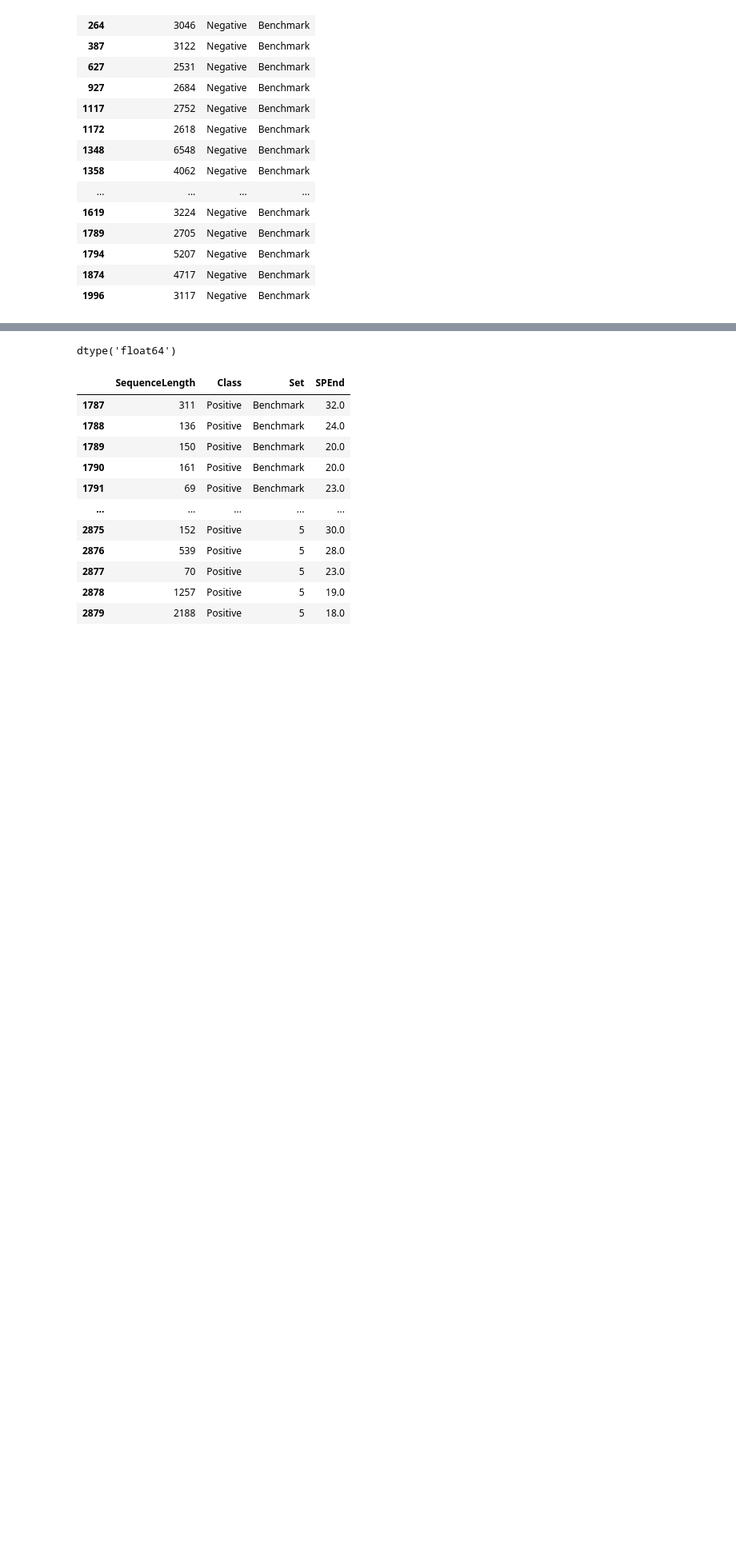
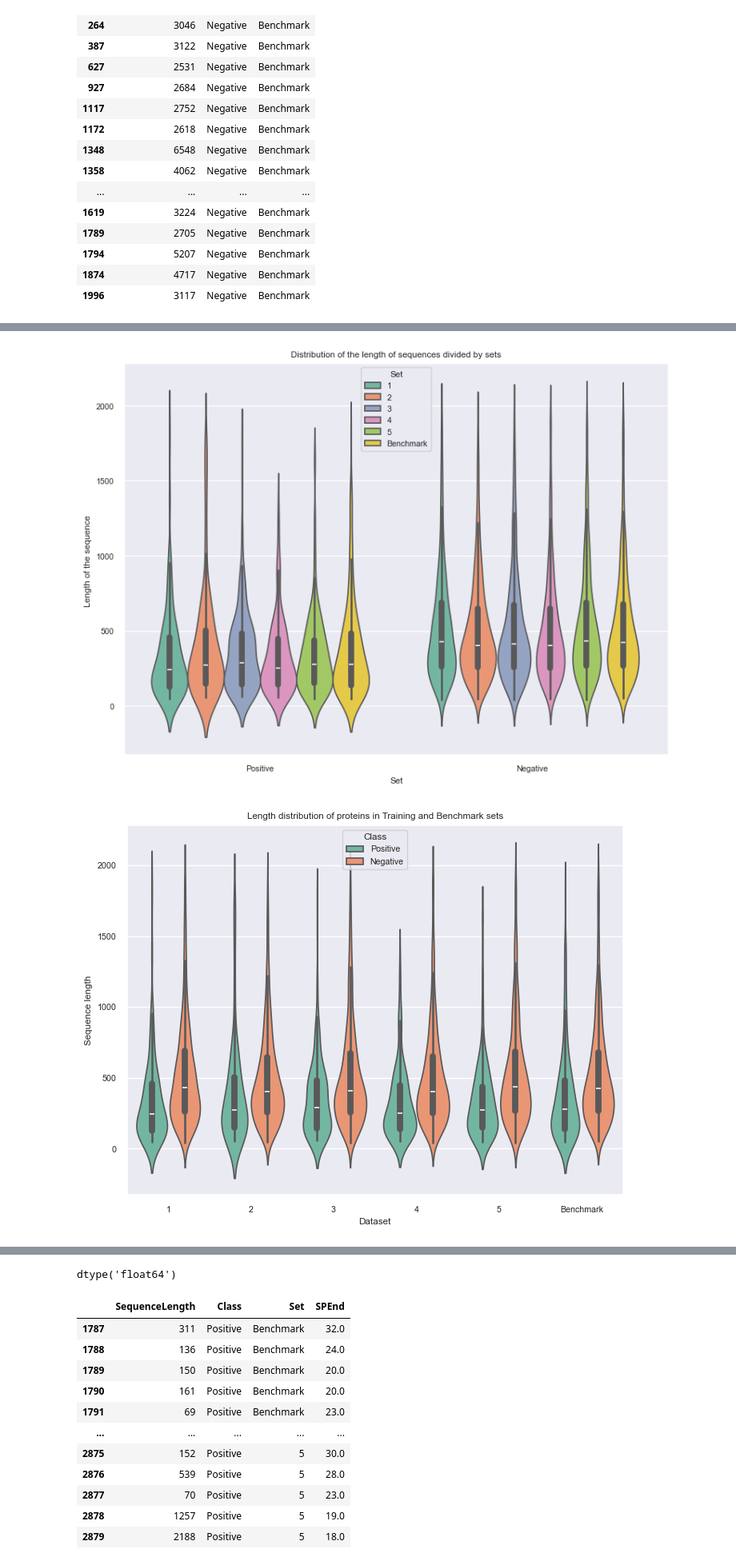
Before and after one commit to LucaCagnini/LB2_project_Group_3, a Jupyter notebook: Data_Analysis/plots.ipynb, the cells around one changed output, grey strips where cells are left out. Shown at 80% size. Cells and saved outputs as stored; diff of their text form; code cells hidden in the pictures; blank space fills up the shorter version.

```diff
--- a/Data_Analysis/plots.ipynb
+++ b/Data_Analysis/plots.ipynb
@@ -207 +250,50 @@ df_bench.loc[df_bench["SequenceLength"] > 2500]
+# %%
+#since the majority of proteins has a length lower than 5000 aa, we can filter out and plot all the proteins with lower length
+df_train_filtered_lower = df_train.loc[df_train["SequenceLength"] < 2000]
+df_bench_filtered_lower = df_bench.loc[df_bench["SequenceLength"] < 2000]
+
+
+#we can visualise the differences among lengths distribution of positive and negative proteins
+#dividing by the sets we created, specifically the Benchmark set and the five subsets of the training.
+#violin plot
+
+df_lengths_filtered = pd.concat([df_train_filtered_lower, df_bench_filtered_lower], ignore_index = True)
+
+plt.figure(figsize=(8, 6))
+sns.violinplot(
+    data=df_lengths_filtered,
+    x="Class",
+    y="SequenceLength",
+    hue="Set",   # coloring per different classes
+    palette="Set2",
+    inner="box"    # boxplot
+)
+plt.savefig("Sequence_lengths_comparison/Violin_plot_set_division_2.png", dpi=300, bbox_inches="tight")
+
+plt.title("Distribution of the length of sequences divided by sets")
+plt.ylabel("Length of the sequence ")
+plt.xlabel("Set")
+plt.tight_layout()
+plt.show()
+#we can show de differences among the classes
+plt.figure(figsize=(8, 6))
+sns.violinplot(
+    data= df_lengths_filtered,
+    x="Set",                  # Train vs Benchmark
+    y="SequenceLength",       # distribuzione lunghezze
+    hue="Class",              # Positive vs Negative
+    palette="Set2",
+    split=False,
+    inner="box"               # aggiunge il boxplot dentro al violino
+)
+
+plt.title("Length distribution of proteins in Training and Benchmark sets")
+plt.ylabel("Sequence length")
+plt.xlabel("Dataset")
+plt.legend(title="Class")     # legenda automatica basata su hue
+plt.tight_layout
+plt.savefig("Sequence_lengths_comparison/Violin_plot_set_division.png", dpi=300, bbox_inches="tight")
+# %% [output]
+[figure, added]
+[figure, added]
 # %% [markdown]
```
Also changed, not shown: parts of 42 cells of this notebook, 12 other files.
